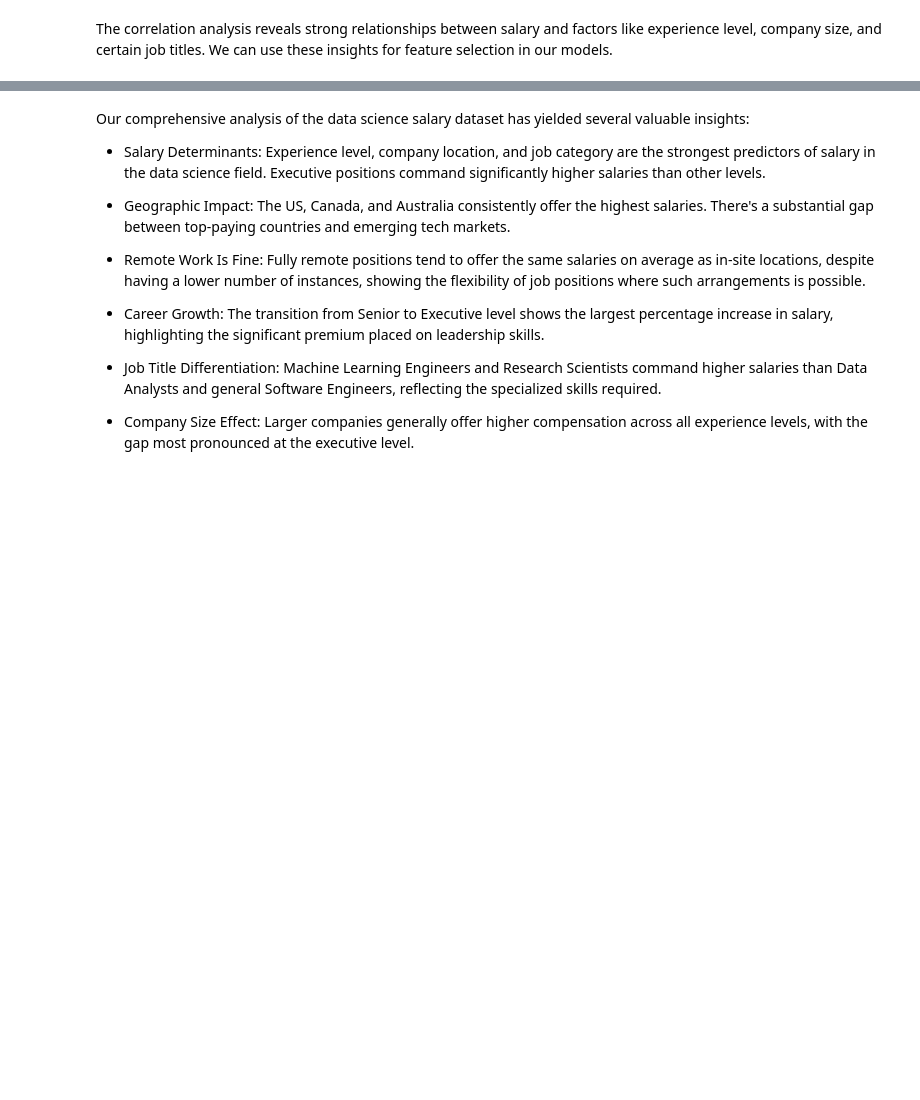
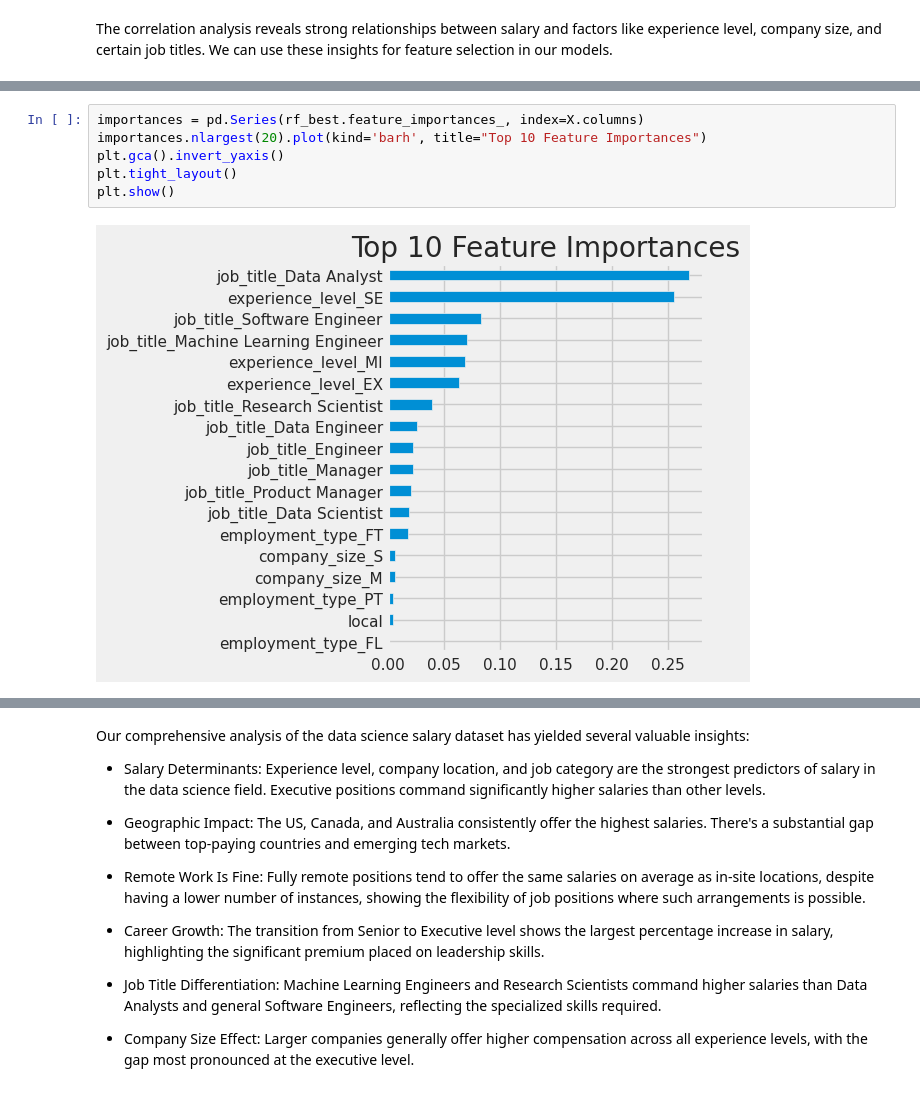
Before and after one commit to tccuong8/cs-salary-trend, a Jupyter notebook: CS_Salary_Trend.ipynb, the cells around one changed output, grey strips where cells are left out. Saved outputs shown, nothing was run; the diff lists cells and outputs as text; blank space fills up the shorter version.

```diff
--- a/CS_Salary_Trend.ipynb
+++ b/CS_Salary_Trend.ipynb
@@ -522,0 +671,8 @@ The correlation analysis reveals strong relationships between salary and factors
+# %%
+importances = pd.Series(rf_best.feature_importances_, index=X.columns)
+importances.nlargest(20).plot(kind='barh', title="Top 10 Feature Importances")
+plt.gca().invert_yaxis()
+plt.tight_layout()
+plt.show()
+# %% [output]
+[figure, added]
```
Also changed, not shown: parts of 13 cells of this notebook.
